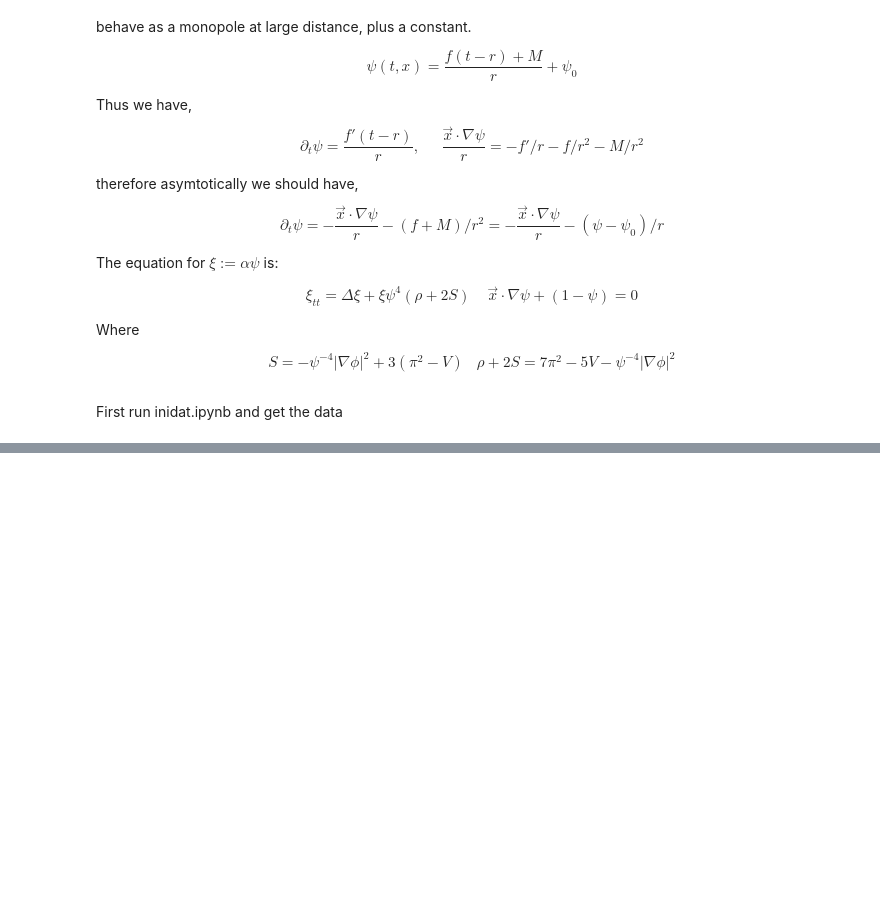
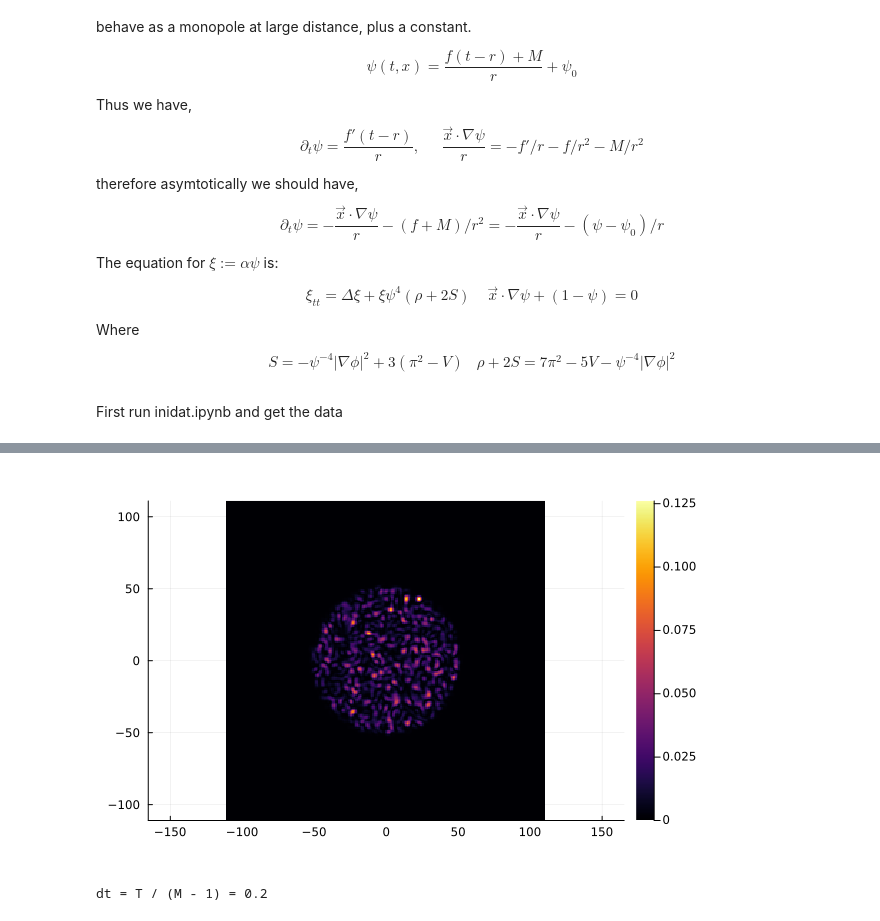
Before and after one commit to reula/boson, a Jupyter notebook: relax_solver_full.ipynb, the cells around one changed output, grey strips where cells are left out. Cells and saved outputs as stored; diff of their text form; code cells hidden in the pictures; blank space fills up the shorter version.

```diff
--- a/relax_solver_full.ipynb
+++ b/relax_solver_full.ipynb
@@ -70,3 +70,4 @@ First run inidat.ipynb and get the data
 # %%
 data_name = "data_3d_h_step_cut_small"
 data = h5open("Inidats/" * data_name * ".h5","r")
+enlarge_factor = 2 # or 3
@@ -73,8 +76,14 @@ data = h5open("Inidats/" * data_name * ".h5","r")
 # %%
-J_in = size(data["var6"])
-Box_x_in = [read(data["coord0"])[1], read(data["coord0"])[end],read(data["coord1"])[1], read(data["coord1"])[end],read(data["coord2"])[1], read(data["coord2"])[end]];
-J = (3).*J_in
-Box_x = 3*Box_x_in;
+@show J_in = size(data["var6"])
+@show Box_x_in = [read(data["coord0"])[1], read(data["coord0"])[end],read(data["coord1"])[1], read(data["coord1"])[end],read(data["coord2"])[1], read(data["coord2"])[end]];
+@show dx_in = differentials(Box_x_in,J_in)
+if enlarge_factor == 3
+    @show J = (3).*J_in
+    @show Box_x = 3*Box_x_in;
+elseif enlarge_factor == 2
+    @show J = J_in .+ (2).*((J_in.÷2).+1)
+    @show Box_x = [Box_x_in[1] - dx_in[1]*(J_in[1]÷2 +1),Box_x_in[2] + dx_in[1]*(J_in[1]÷2 +1)   , Box_x_in[3] - dx_in[2]*(J_in[2]÷2 +1), Box_x_in[4] + dx_in[2]*(J_in[2]÷2 +1) , Box_x_in[5] - dx_in[3]*(J_in[3]÷2 +1), Box_x_in[6] + dx_in[3]*(J_in[3]÷2 +1)];
+end
 dx = differentials(Box_x,J)
 V = volume(Box_x)
 m = 1
@@ -95,12 +122,14 @@ J
 # %%
-π2 = embed_source(read(data["var4"]),J);
+π2 = embed_source(read(data["var4"]),J, enlarge_factor);
 #heatmap(x,y,π2[:,:,J[3]÷2], aspectratio=1)
-∇2 = embed_source(read(data["var5"]),J);
+∇2 = embed_source(read(data["var5"]),J, enlarge_factor);
 #heatmap(x,y,∇2[:,:,J[3]÷2], aspectratio=1)
-V = embed_source(read(data["var6"]),J);
-#heatmap(x,y,V[:,:,J[3]÷2], aspectratio=1)
+V = embed_source(read(data["var6"]),J, enlarge_factor);
+heatmap(x,y,V[:,:,J[3]÷2], aspectratio=1)
 
 #heatmap(π2[:,:,(J[3]+1)÷2])
+# %% [output]
+[figure, added]
 # %%
 n_fields = 4 # the field and its derivative
 u = zeros(n_fields,J...)
@@ -110,9 +139,9 @@ d2 = zeros(2,J...);
 #dyu = similar(u);
 #dzu = similar(u);
 # %%
-T = 20
+T = 2
 data_step = 10 #place where to extract data
-int_steps = 10
+int_steps = 1
 M = data_step * int_steps + 1
 @show dt = T/(M-1)
 
@@ -130,6 +159,8 @@ derivs = (Dx,Dy,Dz,D2x,D2y,D2z)
 ρ = 0.01 .*(π2,∇2,V)
 par_FCR = (coors,boundary_derivs,derivs,d2,dx,ρ,J,n_fields,par)
 norms = zeros(n_fields,M);
+# %% [output]
+dt = T / (M - 1) = 0.2
 # %%
 @show size(u);
 @show size(π2)
```
Also changed, not shown: parts of 10 cells of this notebook, 2 other files.
